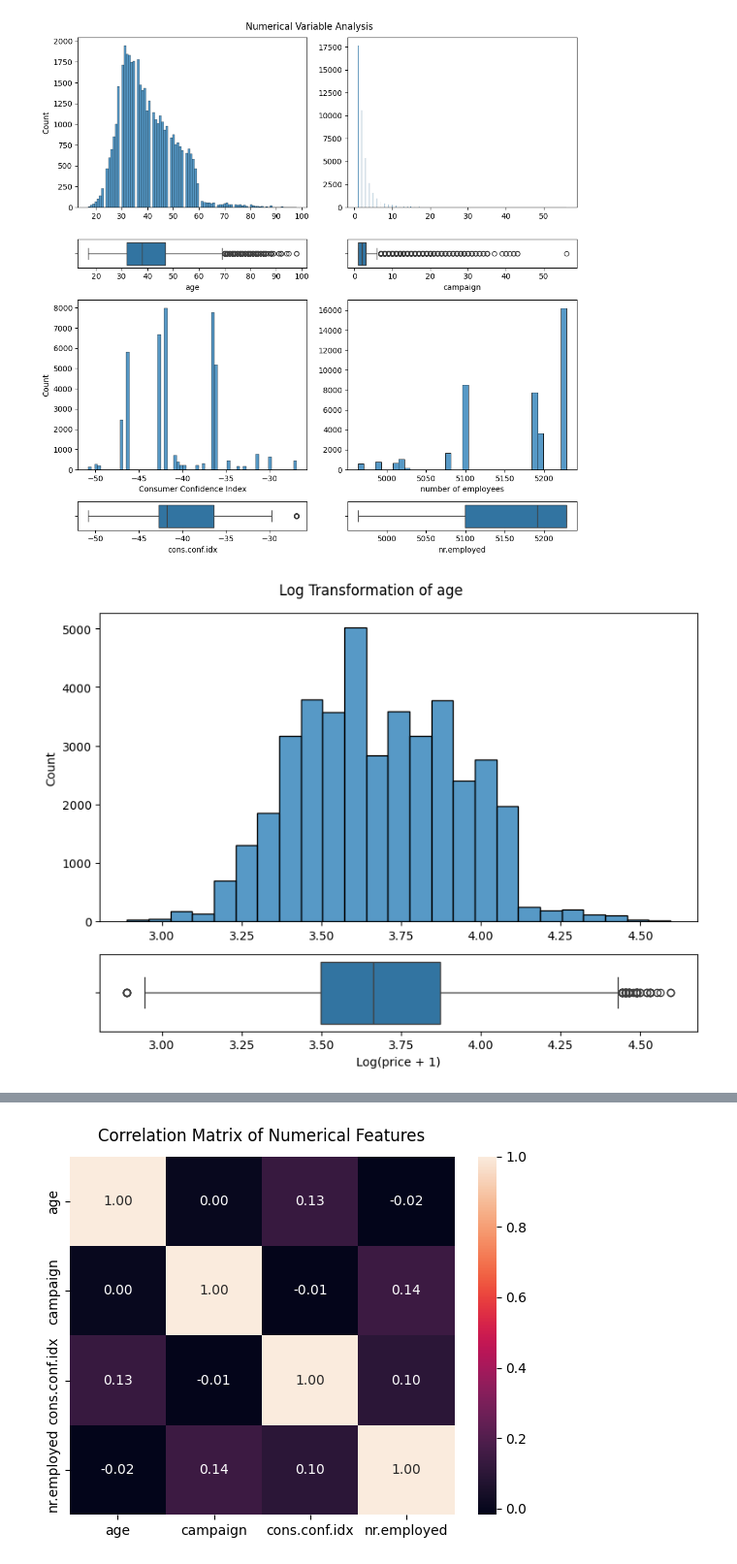
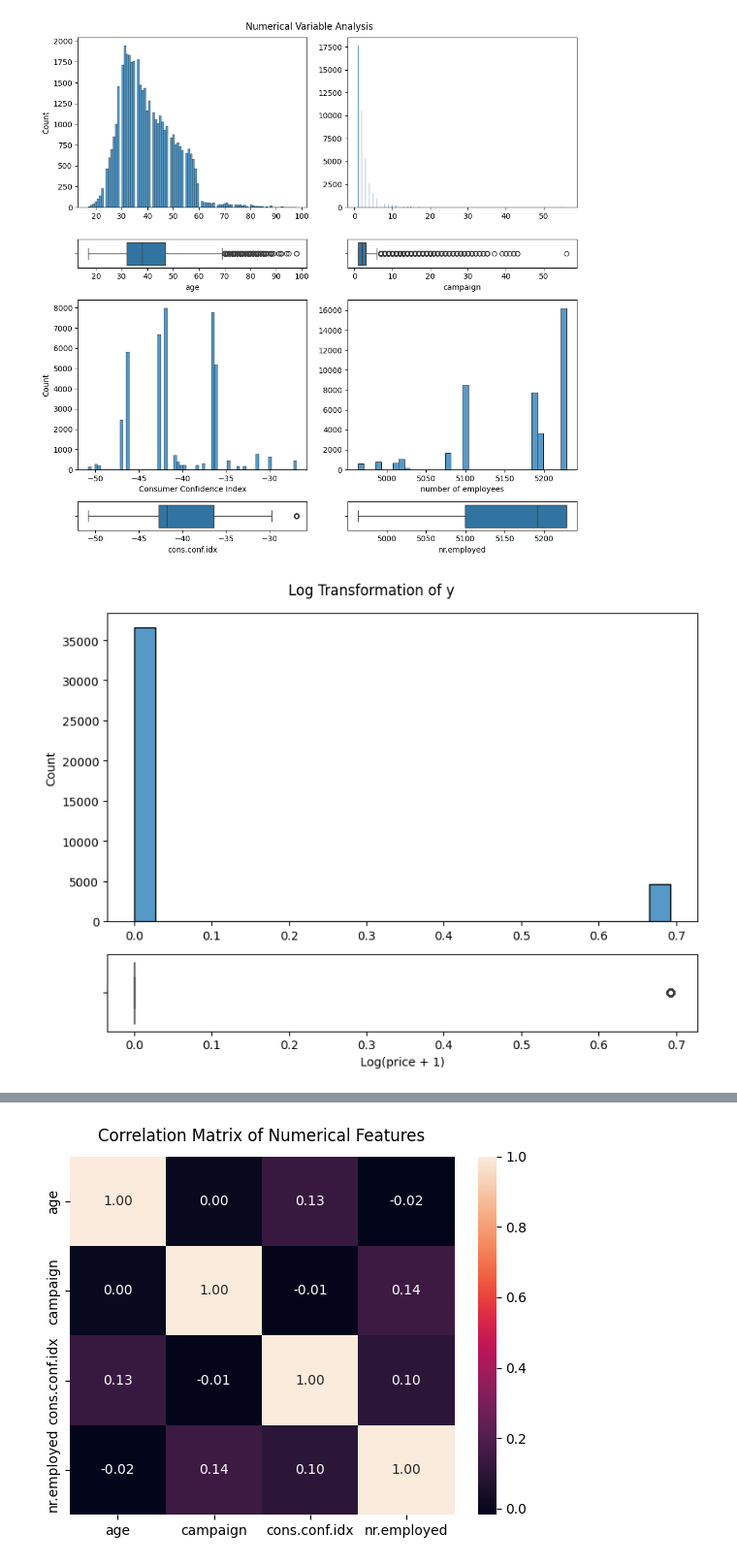
Before and after one commit to 4GeeksAcademy/SayLesAI, a Jupyter notebook: src/explore.ipynb, the cells around one changed output, grey strips where cells are left out. Shown at 97% size. Saved outputs shown, nothing was run; the diff lists cells and outputs as text; code cells hidden in the pictures.

```diff
--- a/src/explore.ipynb
+++ b/src/explore.ipynb
@@ -278,24 +275,31 @@ plt.tight_layout()
 plt.show()
 # %% [output]
 [figure]
+# %%
+# pd.factorize() can factorize categorical features to make them numeric (e.g. {"male": 0, "female": 1})
+df["y"] = pd.factorize(df["y"])[0]
+df["job"] = pd.factorize(df["job"])[0]
+df["marital"] = pd.factorize(df["marital"])[0]
+df["education"] = pd.factorize(df["education"])[0]
+df["loan"] = pd.factorize(df["loan"])[0]
 # %%
 import numpy as np
 
 # Create a figure with 2 subplots: one for the histogram and one for the boxplot
 fig, axis = plt.subplots(2, 1, figsize=(8, 6), gridspec_kw={'height_ratios': [4, 1]})
 
-# Apply log transformation to 'Age' using log1p (log(x + 1)) to avoid log(0)
-# Plot the log-transformed 'Age' histogram and boxplot
-sns.histplot(np.log1p(df['age']), bins=25, ax=axis[0]).set(xlabel = None)
-sns.boxplot(x=np.log1p(df['age']), ax=axis[1])
+# Apply log transformation to 'y' using log1p (log(x + 1)) to avoid log(0)
+# Plot the log-transformed 'y' histogram and boxplot
+sns.histplot(np.log1p(df['y']), bins=25, ax=axis[0]).set(xlabel = None)
+sns.boxplot(x=np.log1p(df['y']), ax=axis[1])
 axis[1].set_xlabel('Log(price + 1)')
 
 # Adjust layout and show the plot
-plt.suptitle("Log Transformation of age")
+plt.suptitle("Log Transformation of y")
 plt.tight_layout()
 plt.show()
 # %% [output]
-[figure, old version]
+[figure, new version]
 # %%
 fig, axis = plt.subplots(2, 3, figsize = (15, 10))
 
```
Also changed, not shown: parts of 31 cells of this notebook, 1 other file.
